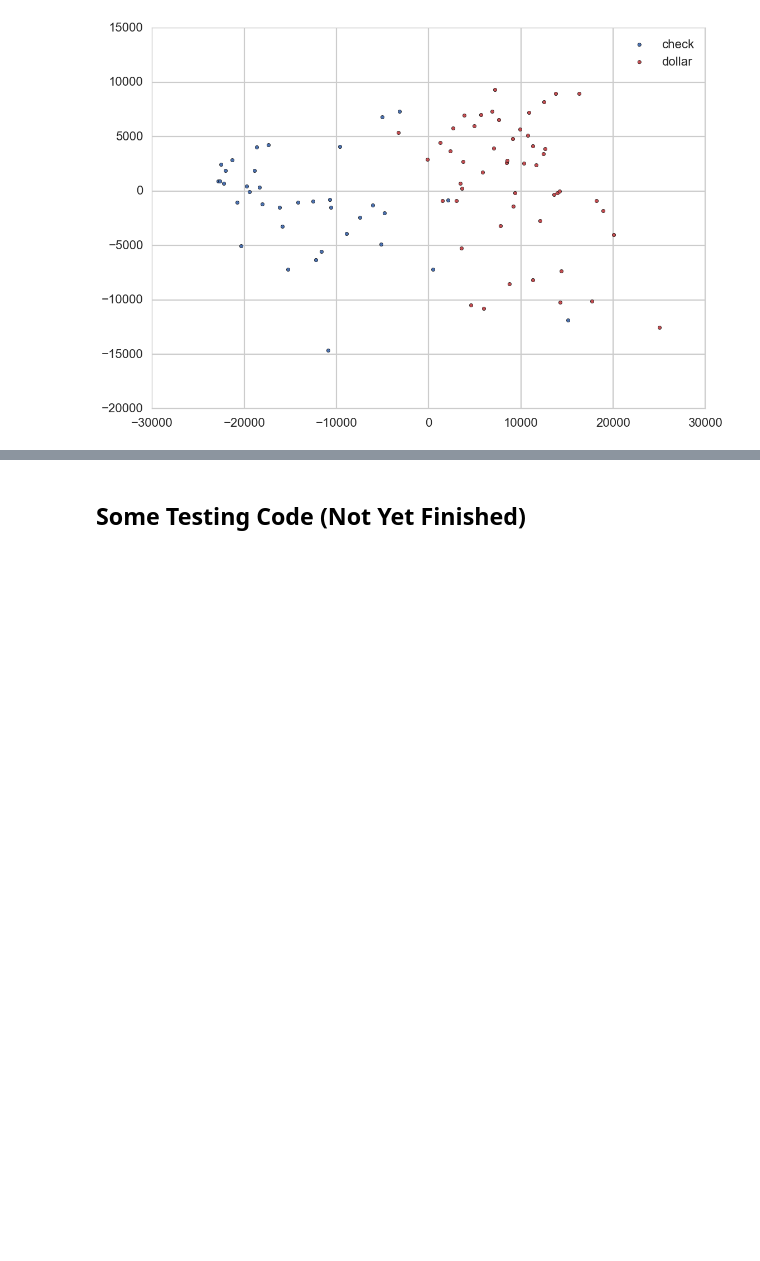
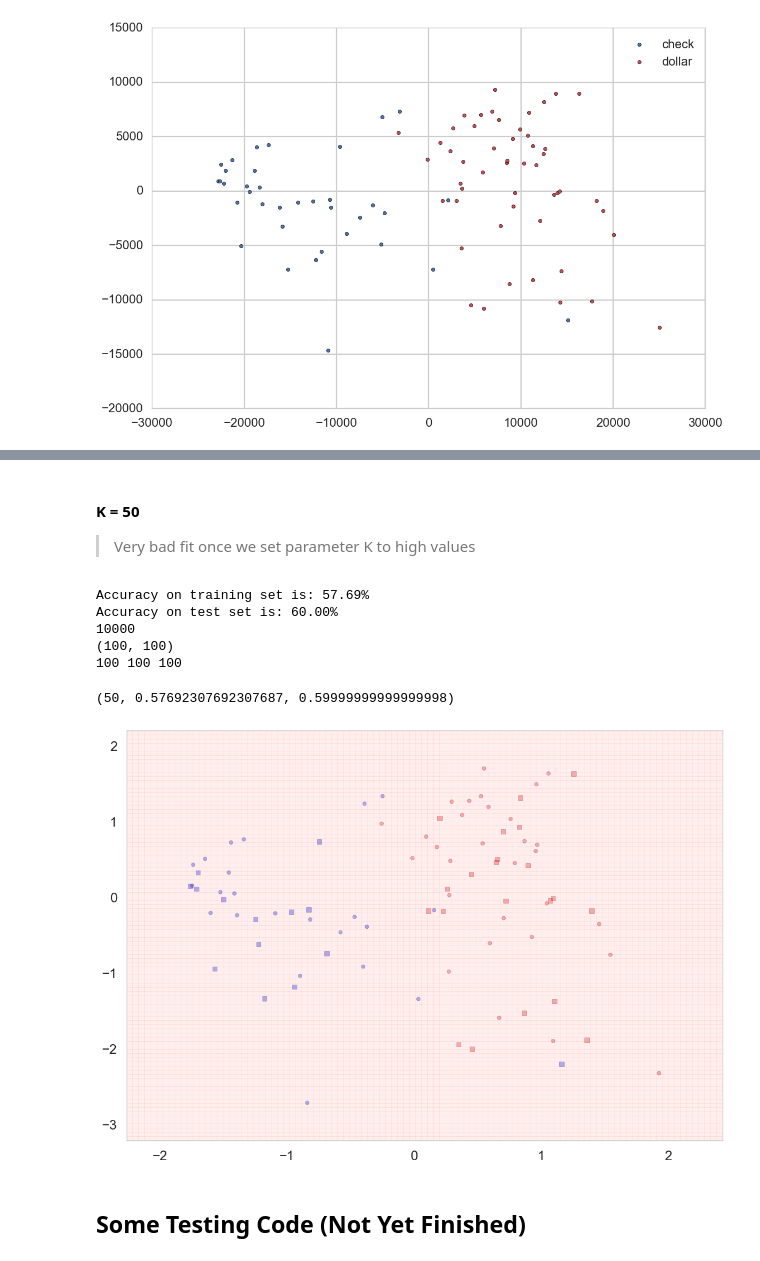
Before and after one commit to jizihao1108/python-codes, a Jupyter notebook: Classification Models.ipynb, the cells around one changed output, grey strips where cells are left out. Saved outputs shown, nothing was run; the diff lists cells and outputs as text; code cells hidden in the pictures; blank space fills up the shorter version.

```diff
--- a/Classification Models.ipynb
+++ b/Classification Models.ipynb
@@ -291,2 +322,15 @@ Accuracy on test set is: 88.57%
+# %% [markdown]
+#### K = 50
+> Very bad fit once we set parameter K to high values
+# %%
+knn_classify(subdfstd, ys, 50)
+# %% [output]
+Accuracy on training set is: 57.69%
+Accuracy on test set is: 60.00%
+10000
+(100, 100)
+100 100 100
+(50, 0.57692307692307687, 0.59999999999999998)
+[figure, added]
 # %% [markdown]
 ## Some Testing Code (Not Yet Finished)
```
Also changed, not shown: parts of 25 cells of this notebook, 1 other file.
